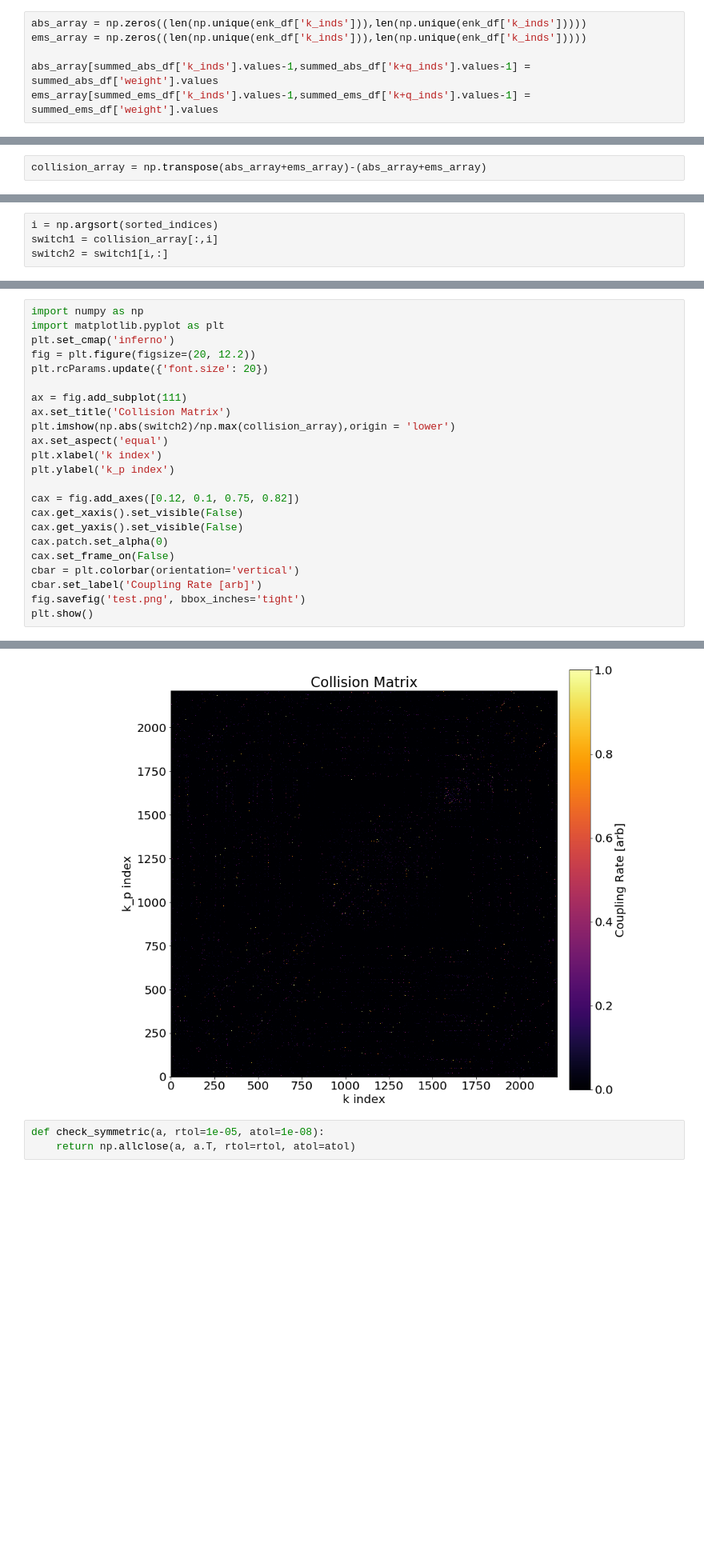
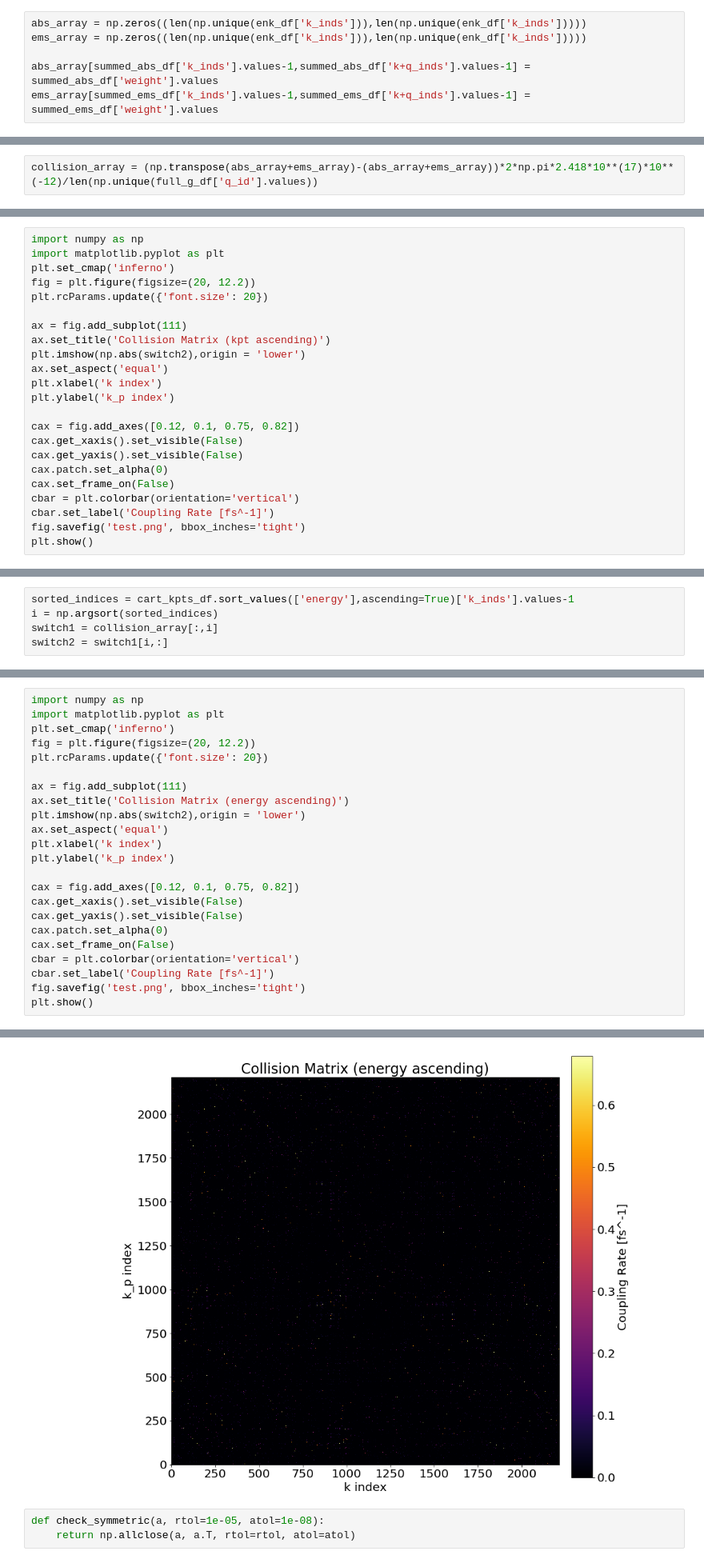
Before and after one commit to alexanderychoi/linear_boltzmann, a Jupyter notebook: data_processing_4_19.ipynb, the cells around one changed output, grey strips where cells are left out. Shown at 80% size. Drawn from its saved outputs; the diff is of its cells as text; blank space fills up the shorter version.

Commit message:
Fixed collision matrix calc by taking net rate.

```diff
--- a/data_processing_4_19.ipynb
+++ b/data_processing_4_19.ipynb
@@ -730,4 +716,4 @@ summed_ems_df.loc[(summed_ems_df['k_inds']==56)&(summed_ems_df['k+q_inds']==4)]
 # %%
-collision_array = np.transpose(abs_array+ems_array)-(abs_array+ems_array)
+collision_array = (np.transpose(abs_array+ems_array)-(abs_array+ems_array))*2*np.pi*2.418*10**(17)*10**(-12)/len(np.unique(full_g_df['q_id'].values))
 # %%
 sorted_indices = cart_kpts_df.sort_values(['kx [1/A]','ky [1/A]','kz [1/A]'],ascending=True)['k_inds'].values-1
@@ -733,0 +723,23 @@ sorted_indices = cart_kpts_df.sort_values(['kx [1/A]','ky [1/A]','kz [1/A]'],asc
+# %%
+import numpy as np
+import matplotlib.pyplot as plt
+plt.set_cmap('inferno')
+fig = plt.figure(figsize=(20, 12.2))
+plt.rcParams.update({'font.size': 20})
+
+ax = fig.add_subplot(111)
+ax.set_title('Collision Matrix (kpt ascending)')
+plt.imshow(np.abs(switch2),origin = 'lower')
+ax.set_aspect('equal')
+plt.xlabel('k index')
+plt.ylabel('k_p index')
+
+cax = fig.add_axes([0.12, 0.1, 0.75, 0.82])
+cax.get_xaxis().set_visible(False)
+cax.get_yaxis().set_visible(False)
+cax.patch.set_alpha(0)
+cax.set_frame_on(False)
+cbar = plt.colorbar(orientation='vertical')
+cbar.set_label('Coupling Rate [fs^-1]')
+fig.savefig('test.png', bbox_inches='tight')
+plt.show()
@@ -734,4 +749,5 @@ sorted_indices = cart_kpts_df.sort_values(['kx [1/A]','ky [1/A]','kz [1/A]'],asc
 # %%
+sorted_indices = cart_kpts_df.sort_values(['energy'],ascending=True)['k_inds'].values-1
 i = np.argsort(sorted_indices)
 switch1 = collision_array[:,i]
 switch2 = switch1[i,:]
@@ -748,29 +754,29 @@ array([[0., 0., 0., ..., 0., 0., 0.],
 # %%
 import numpy as np
 import matplotlib.pyplot as plt
 plt.set_cmap('inferno')
 fig = plt.figure(figsize=(20, 12.2))
 plt.rcParams.update({'font.size': 20})
 
 ax = fig.add_subplot(111)
-ax.set_title('Collision Matrix')
-plt.imshow(np.abs(switch2)/np.max(collision_array),origin = 'lower')
+ax.set_title('Collision Matrix (energy ascending)')
+plt.imshow(np.abs(switch2),origin = 'lower')
 ax.set_aspect('equal')
 plt.xlabel('k index')
 plt.ylabel('k_p index')
 
 cax = fig.add_axes([0.12, 0.1, 0.75, 0.82])
 cax.get_xaxis().set_visible(False)
 cax.get_yaxis().set_visible(False)
 cax.patch.set_alpha(0)
 cax.set_frame_on(False)
 cbar = plt.colorbar(orientation='vertical')
-cbar.set_label('Coupling Rate [arb]')
+cbar.set_label('Coupling Rate [fs^-1]')
 fig.savefig('test.png', bbox_inches='tight')
 plt.show()
 # %% [output]
 <Figure size 432x288 with 0 Axes>
-[figure, old version]
+[figure, new version]
 # %%
 def check_symmetric(a, rtol=1e-05, atol=1e-08):
     return np.allclose(a, a.T, rtol=rtol, atol=atol)
```
Also changed, not shown: parts of 7 cells of this notebook.
